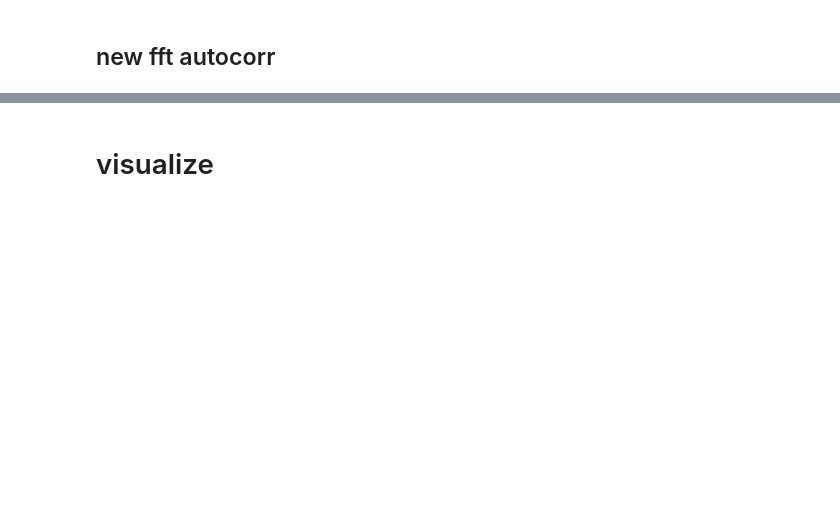
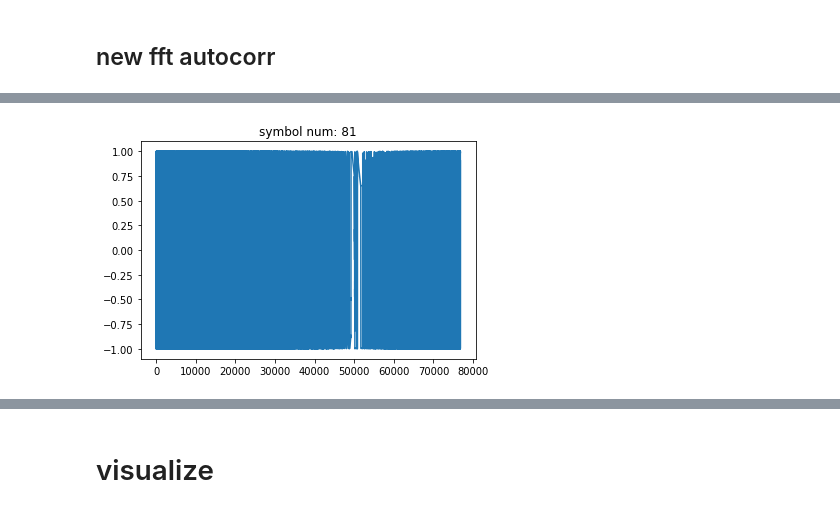
Before and after one commit to tjbergst/lorapy, a Jupyter notebook: lorapy-symbol-viewer.ipynb, the cells around one changed output, grey strips where cells are left out. Drawn from its saved outputs; the diff is of its cells as text; code cells hidden in the pictures; blank space fills up the shorter version.

```diff
--- a/lorapy-symbol-viewer.ipynb
+++ b/lorapy-symbol-viewer.ipynb
@@ -283,0 +390,4 @@ with warnings.catch_warnings():
+# %%
+sym.plot()
+# %% [output]
+[figure, added]
```
Also changed, not shown: parts of 22 cells of this notebook, 2 other files.
